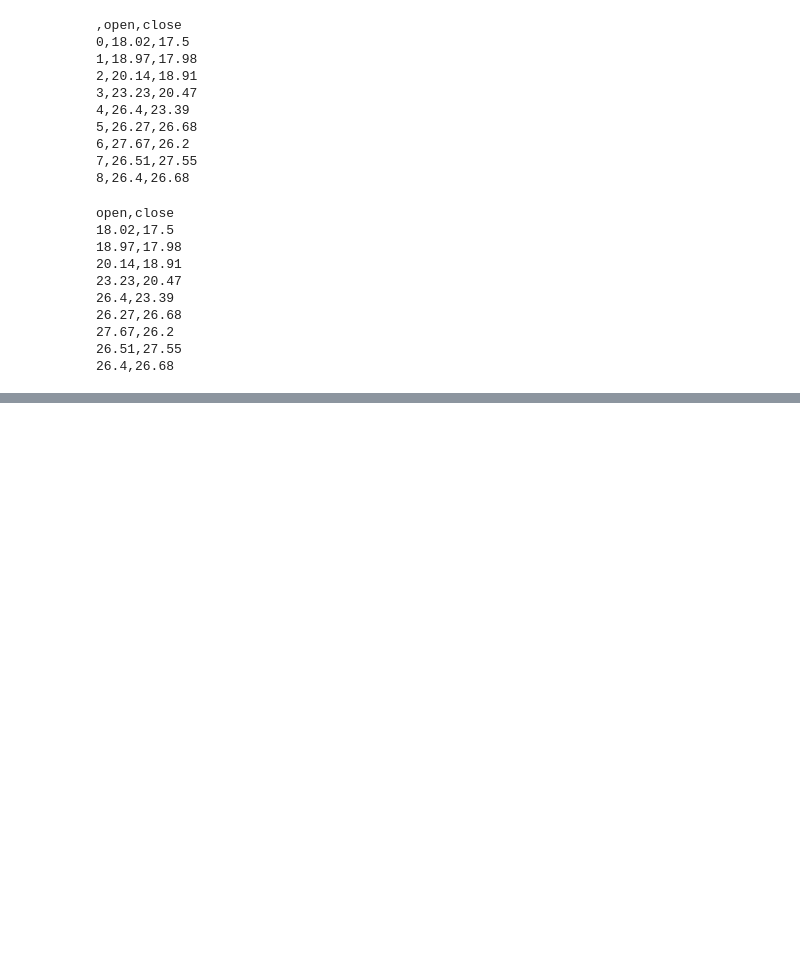
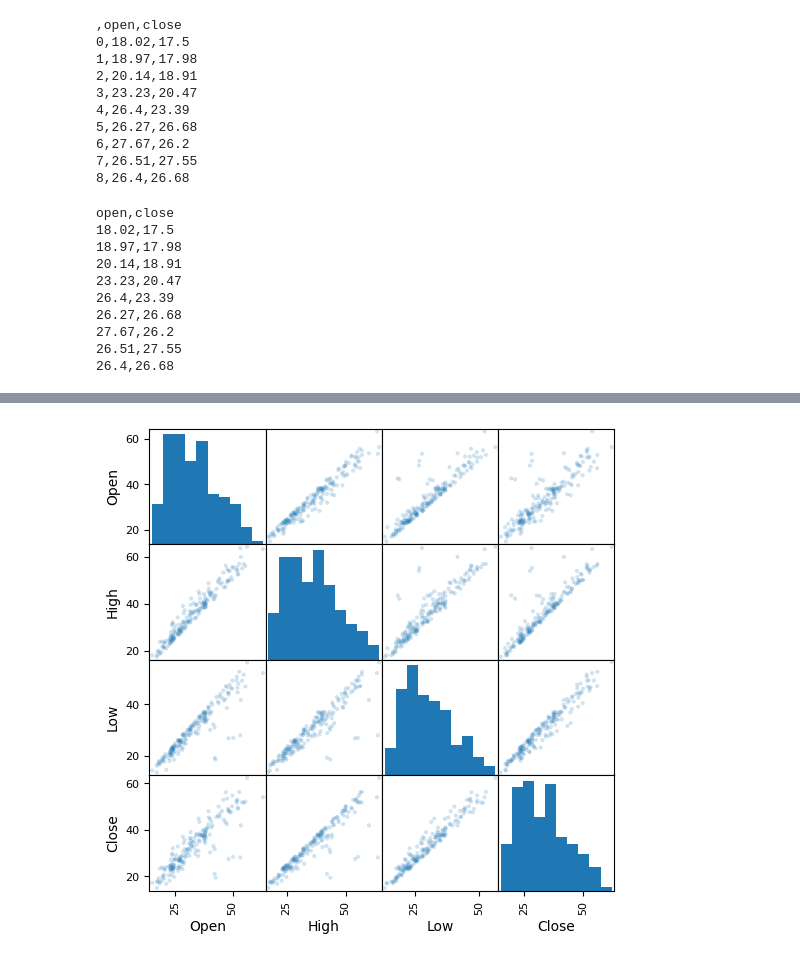
Before and after one commit to DilushkumarVasu/Pandas, a Jupyter notebook: Pandas.ipynb, the cells around one changed output, grey strips where cells are left out. Saved outputs shown, nothing was run; the diff lists cells and outputs as text; code cells hidden in the pictures; blank space fills up the shorter version.

```diff
--- a/Pandas.ipynb
+++ b/Pandas.ipynb
@@ -335,0 +402,4 @@ open,close
+# %%
+scatter_matrix(df[['Open','High','Low','Close']],alpha=0.2,figsize=(6,6));
+# %% [output]
+[figure, added]
```
Also changed, not shown: parts of 12 cells of this notebook.
